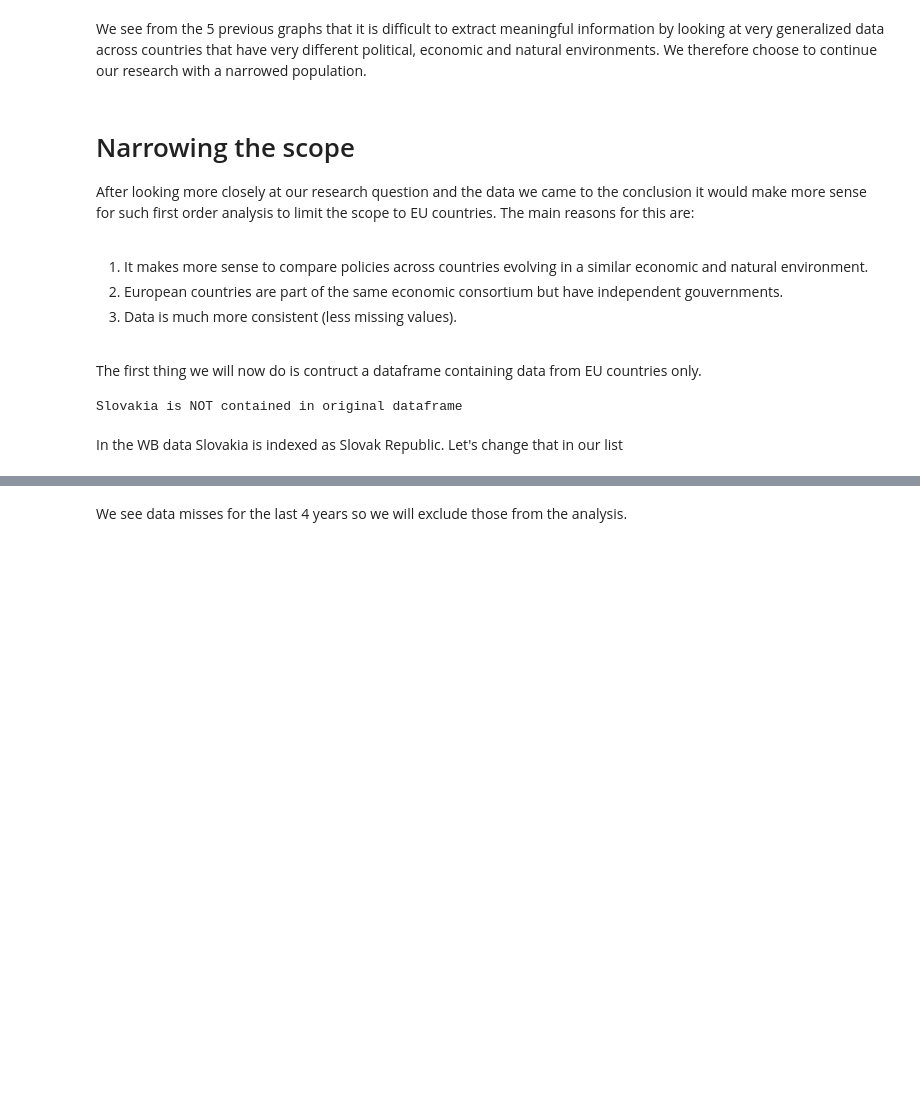
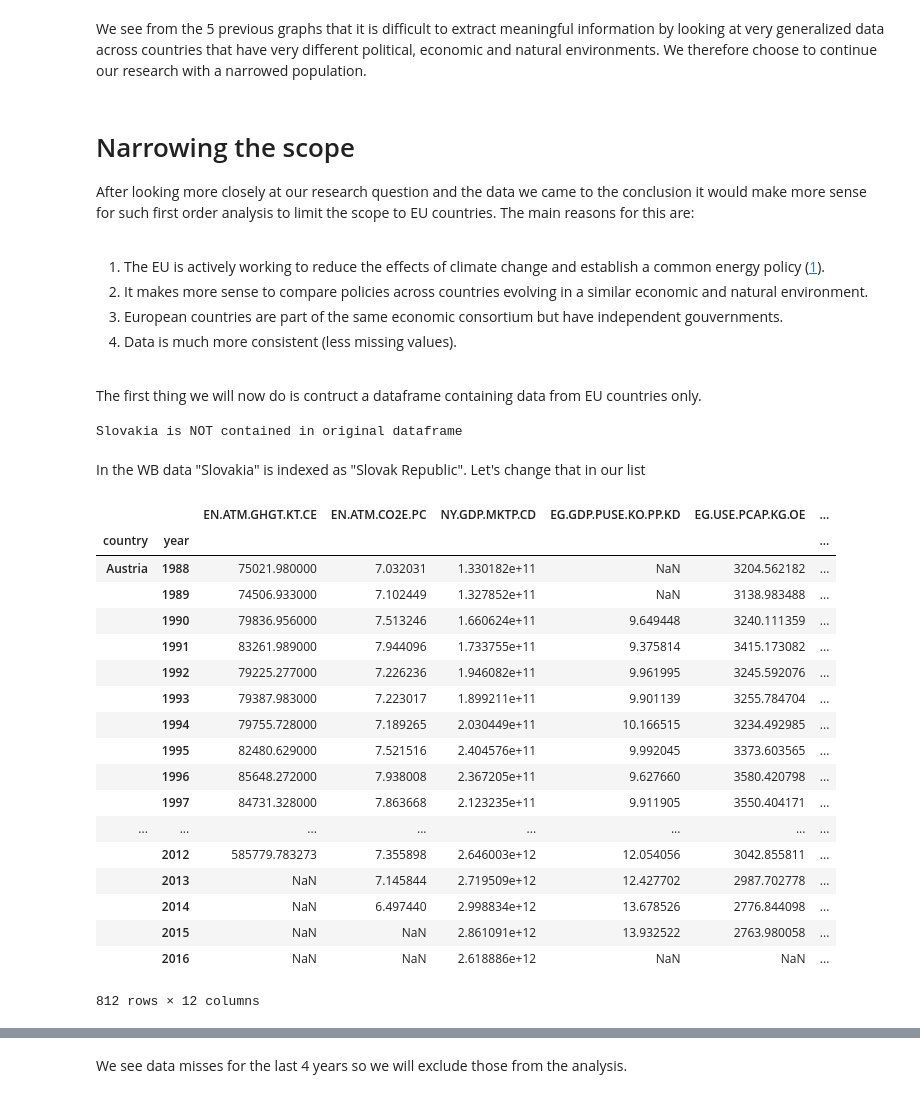
Before and after one commit to l2late/epa1333, a Jupyter notebook: EPA1333_FinalAssignment.ipynb, the cells around one changed output, grey strips where cells are left out. Saved outputs shown, nothing was run; the diff lists cells and outputs as text; code cells hidden in the pictures; blank space fills up the shorter version.

```diff
--- a/EPA1333_FinalAssignment.ipynb
+++ b/EPA1333_FinalAssignment.ipynb
@@ -96,20 +96,18 @@ and create the following list of selected indicators to use for our analysis:
 # we are going to download all data for these indicators directly from World Bank DB
 
 selectedInd = [
-    'EN.ATM.GHGT.KT.CE',    # Total greenhouse gas emissions (kt of CO2 equivalent)
-    'EN.ATM.CO2E.PC',       # CO2 emissions (metric tons per capita)
-    'NY.GDP.MKTP.CD',       # GDP (in current US$)
-    'EG.GDP.PUSE.KO.PP.KD', # GDP per unit of energy use (constant 2011 PPP $ per kg of oil equivalent)
-    'EG.USE.PCAP.KG.OE',    # Energy use (kg of oil equivalent per capita)
-    'EG.FEC.RNEW.ZS',       # Renewable energy consumption (% of total final energy consumption)
-    'EG.ELC.RNWX.KH',       # Electricity production from renewable sources, excluding hydroelectric (kWh)'
-    'EG.USE.COMM.CL.ZS',    # Alternative and nuclear energy (% of total energy use)'
-    'EG.ELC.RNEW.ZS',       # Renewable electricity output (% of total electricity output)'
-    #'IQ.CPA.ENRV.XQ',      # CPIA policy and institutions for environmental sustainability rating (1=low to 6=high)
-    'SP.POP.GROW',          # Population growth (annual %)
-    'NY.GDP.MKTP.KD.ZG',    # GDP growth (annual %)
-    'NY.GDP.PCAP.KD.ZG',    # GDP per capita growth (annual %)Nar
-]
+    'EN.ATM.GHGT.KT.CE',    # 0  Total greenhouse gas emissions (kt of CO2 equivalent)
+    'EN.ATM.CO2E.PC',       # 1  CO2 emissions (metric tons per capita)
+    'NY.GDP.MKTP.CD',       # 2  GDP (in current US$)
+    'EG.GDP.PUSE.KO.PP.KD', # 3  GDP per unit of energy use (constant 2011 PPP $ per kg of oil equivalent)
+    'EG.USE.PCAP.KG.OE',    # 4  Energy use (kg of oil equivalent per capita)
+    'EG.FEC.RNEW.ZS',       # 5  Renewable energy consumption (% of total final energy consumption)
+    'EG.ELC.RNWX.KH',       # 6  Electricity production from renewable sources, excluding hydroelectric (kWh)'
+    'EG.USE.COMM.CL.ZS',    # 7  Alternative and nuclear energy (% of total energy use)'
+    'EG.ELC.RNEW.ZS',       # 8  Renewable electricity output (% of total electricity output)'
+    'SP.POP.GROW',          # 9  Population growth (annual %)
+    'NY.GDP.MKTP.KD.ZG',    # 10 GDP growth (annual %)
+    'NY.GDP.PCAP.KD.ZG']    # 11 GDP per capita growth (annual %)
 
 # labels for later plots
 ylabels=['kt of CO2 equivalent emission',
@@ -748,12 +738,14 @@ We see from the 5 previous graphs that it is difficult to extract meaningful inf
 
 After looking more closely at our research question and the data we came to the conclusion it would make more sense for such first order analysis to limit the scope to EU countries. The main reasons for this are: <br/>
  <br/>
-
-1) It makes more sense to compare policies across countries evolving in a similar economic and natural environment. <br/>
-2) European countries are part of the same economic consortium but have independent gouvernments. <br/>
-2) Data is much more consistent (less missing values). <br/>
+1) The EU is actively working to reduce the effects of climate change and establish a common energy policy ([1]).<br/>
+2) It makes more sense to compare policies across countries evolving in a similar economic and natural environment. <br/>
+3) European countries are part of the same economic consortium but have independent gouvernments. <br/>
+4) Data is much more consistent (less missing values). <br/>
 <br/>
 The first thing we will now do is contruct a dataframe containing data from EU countries only.
+
+[1]: https://www.energy.eu/renewables/factsheets/2008_res_sheet_latvia_en.pdf
 # %%
 #list of EU countries for slicing original dataframe
 EU_Countries=['Austria', 'Italy', 'Belgium', 'Latvia', 'Bulgaria','Lithuania',
@@ -769,10 +761,33 @@ for country in EU_Countries:
 # %% [output]
 Slovakia is NOT contained in original dataframe
 # %% [markdown]
-In the WB data Slovakia is indexed as Slovak Republic. Let's change that in our list
+In the WB data "Slovakia" is indexed as "Slovak Republic". Let's change that in our list
 # %%
 EU_Countries=['Austria', 'Italy', 'Belgium', 'Latvia', 'Bulgaria','Lithuania',
              'Croatia','Luxembourg','Cyprus','Malta','Czech Republic', 'Netherlands',
              'Denmark','Poland','Estonia','Portugal','Finland','Romania','France',
              'Slovak Republic','Germany','Slovenia','Greece','Spain','Hungary','Sweden',
              'Ireland','United Kingdom']
+
+dfeu=df.loc[idx[EU_Countries, :],:]
+dfeu
+# %% [output]
+|  |  | EN.ATM.GHGT.KT.CE | EN.ATM.CO2E.PC | NY.GDP.MKTP.CD | EG.GDP.PUSE.KO.PP.KD | EG.USE.PCAP.KG.OE | ... |
+| country | year |  |  |  |  |  | ... |
+| Austria | 1988 | 75021.980000 | 7.032031 | 1.330182e+11 | NaN | 3204.562182 | ... |
+|  | 1989 | 74506.933000 | 7.102449 | 1.327852e+11 | NaN | 3138.983488 | ... |
+|  | 1990 | 79836.956000 | 7.513246 | 1.660624e+11 | 9.649448 | 3240.111359 | ... |
+|  | 1991 | 83261.989000 | 7.944096 | 1.733755e+11 | 9.375814 | 3415.173082 | ... |
+|  | 1992 | 79225.277000 | 7.226236 | 1.946082e+11 | 9.961995 | 3245.592076 | ... |
+|  | 1993 | 79387.983000 | 7.223017 | 1.899211e+11 | 9.901139 | 3255.784704 | ... |
+|  | 1994 | 79755.728000 | 7.189265 | 2.030449e+11 | 10.166515 | 3234.492985 | ... |
+|  | 1995 | 82480.629000 | 7.521516 | 2.404576e+11 | 9.992045 | 3373.603565 | ... |
+|  | 1996 | 85648.272000 | 7.938008 | 2.367205e+11 | 9.627660 | 3580.420798 | ... |
+|  | 1997 | 84731.328000 | 7.863668 | 2.123235e+11 | 9.911905 | 3550.404171 | ... |
+| ... | ... | ... | ... | ... | ... | ... | ... |
+|  | 2012 | 585779.783273 | 7.355898 | 2.646003e+12 | 12.054056 | 3042.855811 | ... |
+|  | 2013 | NaN | 7.145844 | 2.719509e+12 | 12.427702 | 2987.702778 | ... |
+|  | 2014 | NaN | 6.497440 | 2.998834e+12 | 13.678526 | 2776.844098 | ... |
+|  | 2015 | NaN | NaN | 2.861091e+12 | 13.932522 | 2763.980058 | ... |
+|  | 2016 | NaN | NaN | 2.618886e+12 | NaN | NaN | ... |
+812 rows × 12 columns
```
Also changed, not shown: parts of 28 cells of this notebook.
